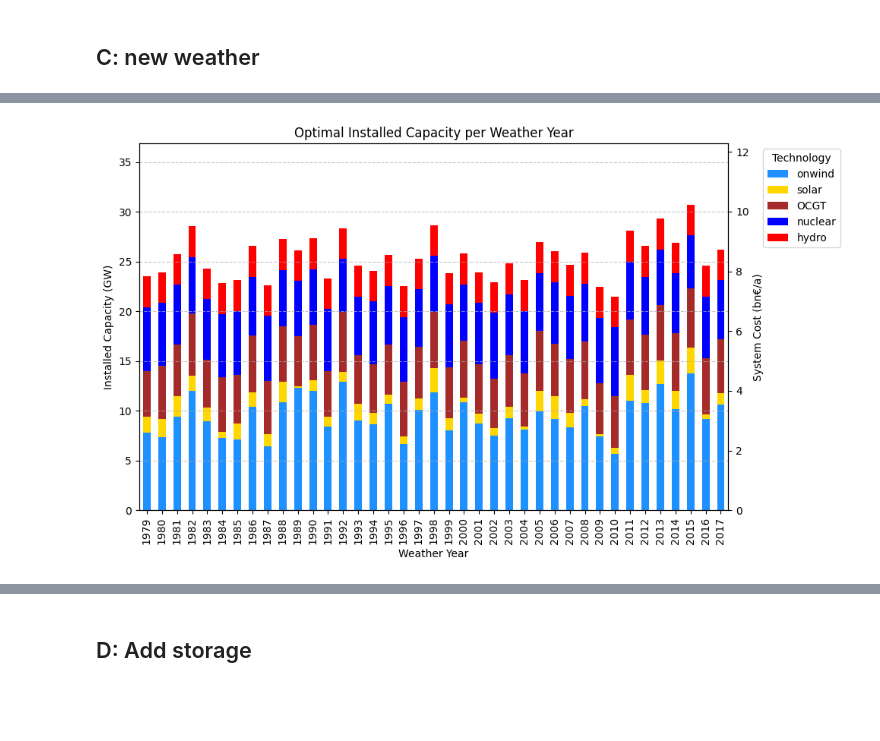
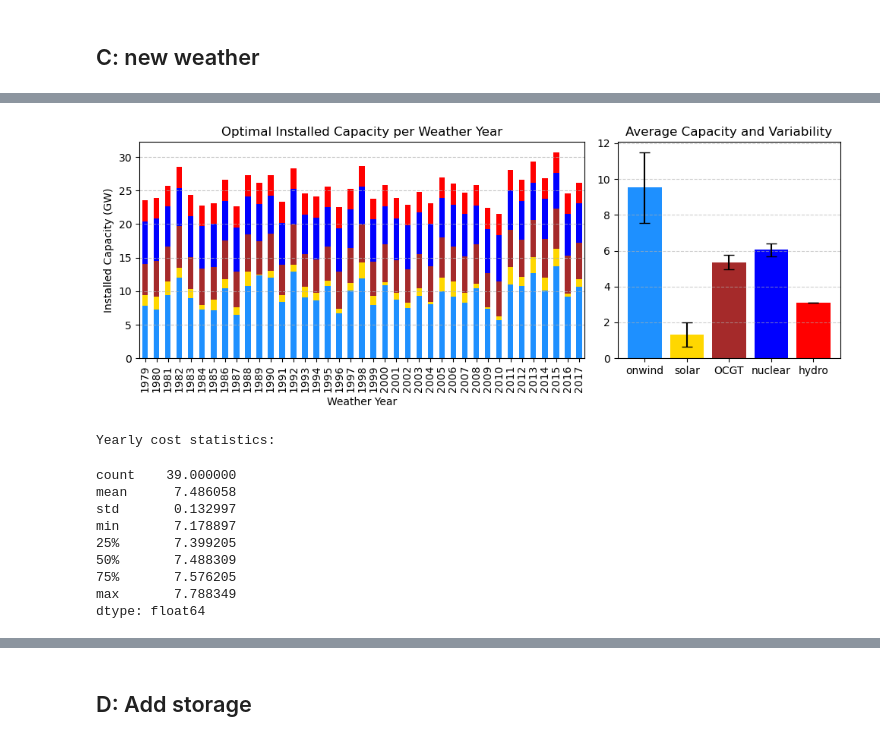
Before and after one commit to NicolineSimoneDTU/Integrated_Project, a Jupyter notebook: project.ipynb, the cells around one changed output, grey strips where cells are left out. Drawn from its saved outputs; the diff is of its cells as text; code cells hidden in the pictures; blank space fills up the shorter version.

Commit message:
Adjusted plots in C

```diff
--- a/project.ipynb
+++ b/project.ipynb
@@ -286,7 +284,7 @@ def system_cost(n):
     return tsc.droplevel(0).div(1e6)  # million €/a
 
 # Define the CO2 limits for sensitivity analysis and run the optimization for each limit
-co2Limits = [30, 20, 11.9, 6.23, 3, 1, 0.5]
+co2Limits = [30, 20, 11.9, 6.23, 3, 1.5, 0.5]
 for co2 in co2Limits:
     network.global_constraints.loc["CO2Limit", "constant"] = co2 * 1e6 # MtCO2/a
 
@@ -372,17 +370,19 @@ sensitivity_cost = {}
 sensitivity_capacity = {}
 sensitivity_production = {}
 
-# Reset CO2 limit
+# Fix CO2 limit
 network.global_constraints.loc["CO2Limit", "constant"] = 3 * 1e6 # MtCO2/a
 
 for year in weather_years:
-    onshore = onshore_all[country].loc[onshore_all.index.year == year]
-    solar = solar_all[country].loc[solar_all.index.year == year]
-    hydro = hydro_extended.loc[hydro_extended.index.year == year][:8760]
+    onshore = onshore_all.loc[onshore_all.index.year == year, country]
+    solar = solar_all.loc[solar_all.index.year == year, country]
+    hydro = hydro_extended.loc[hydro_extended.index.year == year]
 
     # Update model
     network.generators_t["p_max_pu"] = network.generators_t["p_max_pu"].assign(
-                                       onwind=onshore.values, solar=solar.values, hydro=hydro.values)
+                                       onwind=onshore.values,
+                                       solar=solar.values,
+                                       hydro=hydro.values)
 
     with suppress_stdout(): # Reduce output
         network.optimize(solver_name="gurobi", solver_options={"outputflag": 0})
@@ -429,41 +415,55 @@ INFO:pypsa.optimization.optimize:The shadow-prices of the constraints Generator-
 # %%
-# Capacity plot MANGLER SYSTEM COST!
-yearly_cost = sens_cost.sum(axis=1)
-
 color=sens_cost.columns.map(network.carriers.color)
 # Clean sens_cap: remove columns with very small capacity
 sens_cap_clean = sens_cap.loc[:, sens_cap.max() > 0.1]
 
 # Only plot the carriers present in sens_cap
 present_carriers = sens_cap_clean.columns
 
 # Map the correct colors from network.carriers.color
 plot_colors = present_carriers.map(network.carriers.color)
 
-fig, ax1 = plt.subplots(figsize=(10, 6))
+# Calculate average and standard deviation
+mean_cap = sens_cap_clean.mean(axis=0)
+std_cap = sens_cap_clean.std(axis=0)
 
-# Plot the stacked bar chart with twin axes
-ax1 = sens_cap_clean.plot(
+fig, ax = plt.subplots(1,2, figsize=(10,4), gridspec_kw={'width_ratios': [2, 1]})
+
+sens_cap_clean.plot(
     kind="bar",
     stacked=True,
-    figsize=(10, 6),
     color=plot_colors,
-    ax=ax1
-)
-ax1.set_title("Optimal Installed Capacity per Weather Year")
-ax1.set_xlabel("Weather Year")
-ax1.set_ylabel("Installed Capacity (GW)")
-ax1.set_ylim(0, sens_cap_clean.sum(axis=1).max() * 1.2)  # Adjust y-axis limits as needed
-ax1.legend(title="Technology", bbox_to_anchor=(1.05, 1), loc='upper left')
-ax1.grid(axis="y", linestyle="--", alpha=0.7)
-
-ax2 = ax1.twinx()
-yearly_cost.plot( kind="line", color="black", ax=ax2, linewidth=5, label="System Cost (bn€/a)")
-ax2.set_ylabel("System Cost (bn€/a)")
-ax2.set_ylim(0, yearly_cost.max() * 1.7)
+    ax = ax[0])
+ax[0].set_title("Optimal Installed Capacity per Weather Year")
+ax[0].set_xlabel("Weather Year")
+ax[0].set_ylabel("Installed Capacity (GW)")
+# ax[0].legend(title="Technology", bbox_to_anchor=(1.05, 1), loc='upper left')
+ax[0].get_legend().remove()
+ax[0].grid(axis="y", linestyle="--", alpha=0.7)
 
 
-fig.tight_layout()
-fig.show()
+ax[1].bar(mean_cap.index, mean_cap.values,
+        yerr=[std_cap.values, std_cap.values],
+        capsize=5,
+        color=mean_cap.index.map(network.carriers.color))
+# ax[1].set_ylabel("Installed Capacity (GW)")
+ax[1].set_title("Average Capacity and Variability")
+ax[1].grid(axis='y', linestyle='--', alpha=0.6)
+plt.tight_layout()
+plt.show()
+
+print("Yearly cost statistics:")
+yearly_cost = sens_cost.sum(axis=1)
+yearly_cost.describe()
 # %% [output]
-[figure, old version]
+[figure, new version]
+Yearly cost statistics:
+count    39.000000
+mean      7.486058
+std       0.132997
+min       7.178897
+25%       7.399205
+50%       7.488309
+75%       7.576205
+max       7.788349
+dtype: float64
```
Also changed, not shown: parts of 10 cells of this notebook.
